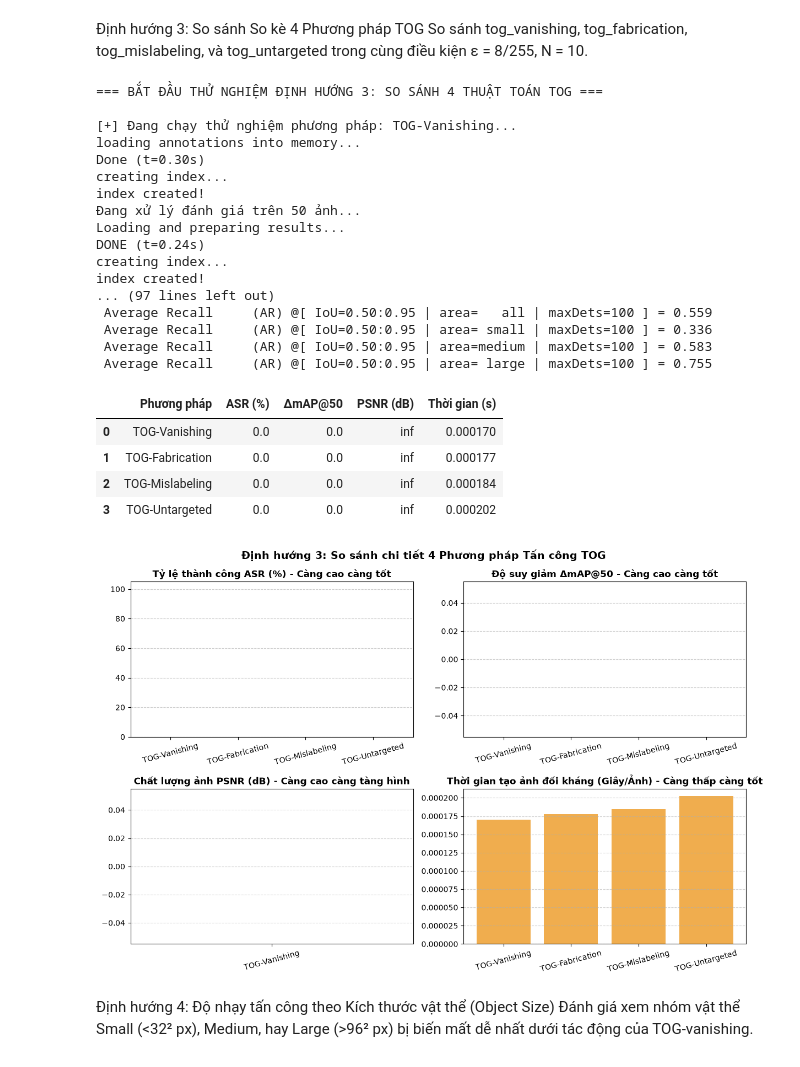
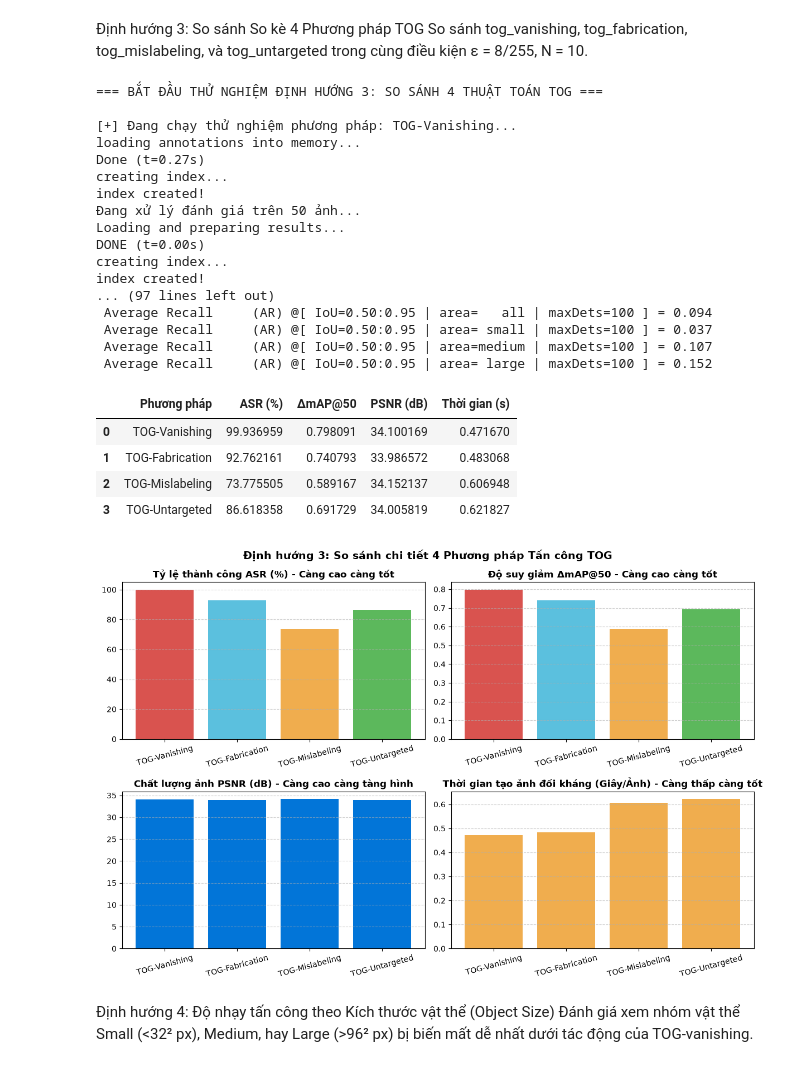
Before and after one commit to donglearning-pro/YOLOv3-Adversarial-Attack, a Jupyter notebook: main.ipynb, the cells around one changed output. Cells and saved outputs as stored; diff of their text form; code cells hidden in the pictures.

```diff
--- a/main.ipynb
+++ b/main.ipynb
@@ -269,24 +267,6 @@ Số lượng vật thể sau tấn công TOG-universal: 3
 # %% [markdown]
 COCO EVALUATION FUNCTION (OPTIMIZED)
 # %%
-## COCO EVALUATION FUNCTION (FIXED PARAM IMAGE IDS)
-import json
-import time
-from pathlib import Path
-import numpy as np
-import torch
-from PIL import Image
-from pycocotools.coco import COCO
-from pycocotools.cocoeval import COCOeval
-from utils import letterbox_image
-
-def calculate_psnr(img_clean: np.ndarray, img_adv: np.ndarray) -> float:
-    mse = np.mean((img_adv.astype(np.float32) - img_clean.astype(np.float32)) ** 2)
-    if mse == 0:
-        return float('inf')
-    max_pixel = 1.0 if img_clean.max() <= 1.0 else 255.0
-    return float(20 * np.log10(max_pixel / np.sqrt(mse)))
-
 def evaluate_coco_map(
     detector,
     coco_root,
@@ -341,7 +321,9 @@ def evaluate_coco_map(
         if attack is not None and victim is not None:
             try:
                 x_input = attack(victim=victim, image=x_query, **attack_kwargs)
-            except Exception:
+            except Exception as e:
+                # --- ĐIỂM SỬA QUAN TRỌNG: IN RA LỖI ĐỂ FIX ---
+                print(f"\n[CẢNH BÁO] Lỗi tấn công tại ảnh ID {img_id}: {e}")
                 x_input = x_query
         else:
             x_input = x_query
@@ -397,7 +379,6 @@ def evaluate_coco_map(
     coco_dt = coco_gt.loadRes(coco_results)
     coco_eval = COCOeval(coco_gt, coco_dt, 'bbox')
 
-    # --- ĐIỂM SỬA QUAN TRỌNG: Chỉ định danh sách ảnh đánh giá ---
     coco_eval.params.imgIds = img_ids
 
     coco_eval.evaluate()
@@ -753,16 +734,17 @@ So sánh tog_vanishing, tog_fabrication, tog_mislabeling, và tog_untargeted tro
 # %%
 ## Định hướng 3: So sánh 4 Phương pháp TOG
 methods = [
-    ('TOG-Vanishing', lambda v, img, **kw: tog_vanishing(victim=v, image=img, **kw)),
-    ('TOG-Fabrication', lambda v, img, **kw: tog_fabrication(victim=v, image=img, **kw)),
-    ('TOG-Mislabeling', lambda v, img, **kw: tog_mislabeling(victim=v, image=img, target="most_likely", **kw)),
-    ('TOG-Untargeted', lambda v, img, **kw: tog_untargeted(victim=v, image=img, **kw))
+    ('TOG-Vanishing', lambda victim, image, **kw: tog_vanishing(victim=victim, image=image, **kw)),
+    ('TOG-Fabrication', lambda victim, image, **kw: tog_fabrication(victim=victim, image=image, **kw)),
+    ('TOG-Mislabeling', lambda victim, image, **kw: tog_mislabeling(victim=victim, image=image, target="most_likely", **kw)),
+    ('TOG-Untargeted', lambda victim, image, **kw: tog_untargeted(victim=victim, image=image, **kw))
 ]
 
 results_d3 = []
 benign_map = benign_metrics.get("mAP@50", 0.58)
 
 print("=== BẮT ĐẦU THỬ NGHIỆM ĐỊNH HƯỚNG 3: SO SÁNH 4 THUẬT TOÁN TOG ===")
+
 
 for name, attack_fn in methods:
     print(f"\n[+] Đang chạy thử nghiệm phương pháp: {name}...")
@@ -787,6 +769,10 @@ for name, attack_fn in methods:
     })
 
 df_d3 = pd.DataFrame(results_d3)
+
+# --- ĐIỂM SỬA QUAN TRỌNG: Thay thế inf thành 100 dB để plot không bị lỗi ---
+df_d3['PSNR (dB)'] = df_d3['PSNR (dB)'].replace([np.inf, -np.inf], 100.0)
+
 display(df_d3)
 
 # --- VẼ BIỂU ĐỒ SO SÁNH ---
@@ -798,44 +784,44 @@ axes[0, 0].set_ylim(0, 105)
 
 axes[0, 1].bar(df_d3['Phương pháp'], df_d3['ΔmAP@50'], color=['#d9534f', '#5bc0de', '#f0ad4e', '#5cb85c'])
 axes[0, 1].set_title('Độ suy giảm ΔmAP@50 - Càng cao càng tốt', fontweight='bold')
 
 axes[1, 0].bar(df_d3['Phương pháp'], df_d3['PSNR (dB)'], color=['#0275d8']*4)
 axes[1, 0].set_title('Chất lượng ảnh PSNR (dB) - Càng cao càng tàng hình', fontweight='bold')
 
 axes[1, 1].bar(df_d3['Phương pháp'], df_d3['Thời gian (s)'], color=['#f0ad4e']*4)
 axes[1, 1].set_title('Thời gian tạo ảnh đối kháng (Giây/Ảnh) - Càng thấp càng tốt', fontweight='bold')
 
 for ax in axes.flat:
     ax.grid(axis='y', linestyle='--', alpha=0.6)
     ax.tick_params(axis='x', rotation=15)
 
 plt.suptitle('Định hướng 3: So sánh chi tiết 4 Phương pháp Tấn công TOG', fontsize=14, fontweight='bold')
 plt.tight_layout()
 plt.show()
 # %% [output]
 === BẮT ĐẦU THỬ NGHIỆM ĐỊNH HƯỚNG 3: SO SÁNH 4 THUẬT TOÁN TOG ===
 
 [+] Đang chạy thử nghiệm phương pháp: TOG-Vanishing...
 loading annotations into memory...
-Done (t=0.30s)
+Done (t=0.27s)
 creating index...
 index created!
 Đang xử lý đánh giá trên 50 ảnh...
 Loading and preparing results...
-DONE (t=0.24s)
+DONE (t=0.00s)
 creating index...
 index created!
 ... (97 lines left out)
- Average Recall     (AR) @[ IoU=0.50:0.95 | area=   all | maxDets=100 ] = 0.559
- Average Recall     (AR) @[ IoU=0.50:0.95 | area= small | maxDets=100 ] = 0.336
- Average Recall     (AR) @[ IoU=0.50:0.95 | area=medium | maxDets=100 ] = 0.583
- Average Recall     (AR) @[ IoU=0.50:0.95 | area= large | maxDets=100 ] = 0.755
+ Average Recall     (AR) @[ IoU=0.50:0.95 | area=   all | maxDets=100 ] = 0.094
+ Average Recall     (AR) @[ IoU=0.50:0.95 | area= small | maxDets=100 ] = 0.037
+ Average Recall     (AR) @[ IoU=0.50:0.95 | area=medium | maxDets=100 ] = 0.107
+ Average Recall     (AR) @[ IoU=0.50:0.95 | area= large | maxDets=100 ] = 0.152
 |  | Phương pháp | ASR (%) | ΔmAP@50 | PSNR (dB) | Thời gian (s) |
-| 0 | TOG-Vanishing | 0.0 | 0.0 | inf | 0.000170 |
-| 1 | TOG-Fabrication | 0.0 | 0.0 | inf | 0.000177 |
-| 2 | TOG-Mislabeling | 0.0 | 0.0 | inf | 0.000184 |
-| 3 | TOG-Untargeted | 0.0 | 0.0 | inf | 0.000202 |
+| 0 | TOG-Vanishing | 99.936959 | 0.798091 | 34.100169 | 0.471670 |
+| 1 | TOG-Fabrication | 92.762161 | 0.740793 | 33.986572 | 0.483068 |
+| 2 | TOG-Mislabeling | 73.775505 | 0.589167 | 34.152137 | 0.606948 |
+| 3 | TOG-Untargeted | 86.618358 | 0.691729 | 34.005819 | 0.621827 |
-[figure, old version]
+[figure, new version]
 # %% [markdown]
 Định hướng 4: Độ nhạy tấn công theo Kích thước vật thể (Object Size)
 Đánh giá xem nhóm vật thể Small (<32² px), Medium, hay Large (>96² px) bị biến mất dễ nhất dưới tác động của TOG-vanishing.
```
Also changed, not shown: parts of 9 cells of this notebook, 3 other files.
